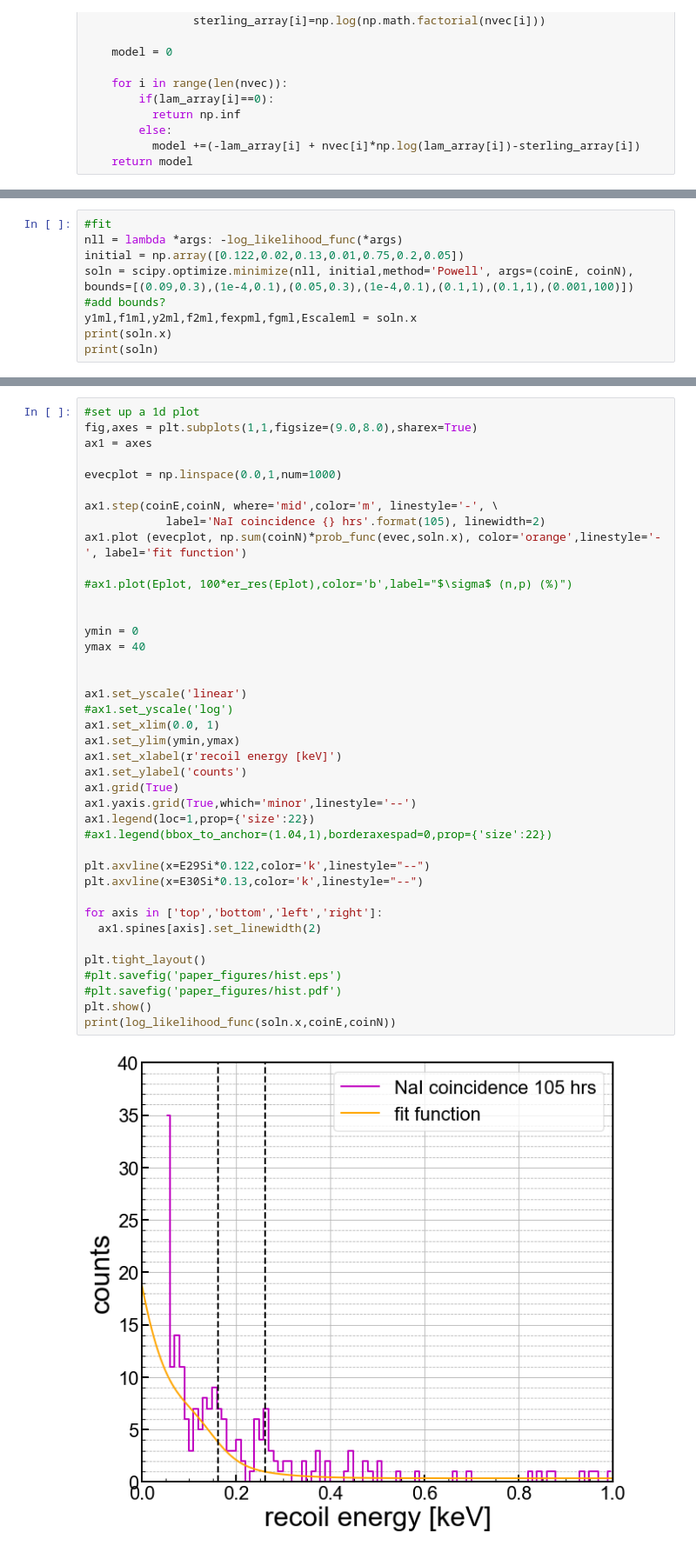
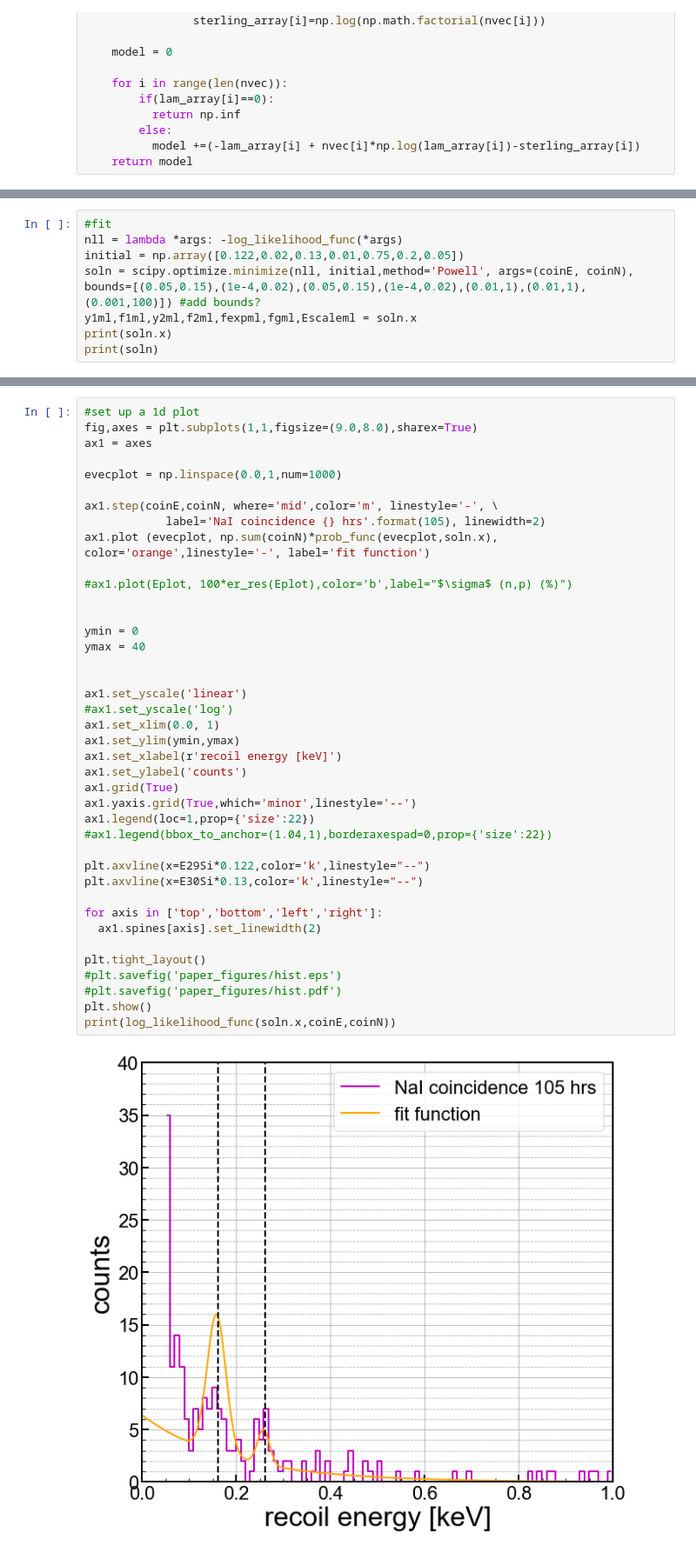
Before and after one commit to villano-lab/R76Analysis, a Jupyter notebook: coin_analysis/basic_coin_105hr.ipynb, the cells around one changed output, grey strips where cells are left out. Shown at 87% size. Drawn from its saved outputs; the diff is of its cells as text.

```diff
--- a/coin_analysis/basic_coin_105hr.ipynb
+++ b/coin_analysis/basic_coin_105hr.ipynb
@@ -346,7 +346,7 @@ print(log_likelihood_func(param,coinE,coinN))
 #fit
 nll = lambda *args: -log_likelihood_func(*args)
 initial = np.array([0.122,0.02,0.13,0.01,0.75,0.2,0.05])
-soln = scipy.optimize.minimize(nll, initial,method='Powell', args=(coinE, coinN), bounds=[(0.09,0.3),(1e-4,0.1),(0.05,0.3),(1e-4,0.1),(0.1,1),(0.1,1),(0.001,100)]) #add bounds?
+soln = scipy.optimize.minimize(nll, initial,method='Powell', args=(coinE, coinN), bounds=[(0.05,0.15),(1e-4,0.02),(0.05,0.15),(1e-4,0.02),(0.01,1),(0.01,1),(0.001,100)]) #add bounds?
 y1ml,f1ml,y2ml,f2ml,fexpml,fgml,Escaleml = soln.x
 print(soln.x)
 print(soln)
@@ -377,36 +377,36 @@ evecplot = np.linspace(0.0,1,num=1000)
 
 ax1.step(coinE,coinN, where='mid',color='m', linestyle='-', \
             label='NaI coincidence {} hrs'.format(105), linewidth=2)
-ax1.plot (evecplot, np.sum(coinN)*prob_func(evec,soln.x), color='orange',linestyle='-', label='fit function')
+ax1.plot (evecplot, np.sum(coinN)*prob_func(evecplot,soln.x), color='orange',linestyle='-', label='fit function')
 
 #ax1.plot(Eplot, 100*er_res(Eplot),color='b',label="$\sigma$ (n,p) (%)")
 
 
 ymin = 0
 ymax = 40
 
 
 ax1.set_yscale('linear')
 #ax1.set_yscale('log')
 ax1.set_xlim(0.0, 1)
 ax1.set_ylim(ymin,ymax)
 ax1.set_xlabel(r'recoil energy [keV]')
 ax1.set_ylabel('counts')
 ax1.grid(True)
 ax1.yaxis.grid(True,which='minor',linestyle='--')
 ax1.legend(loc=1,prop={'size':22})
 #ax1.legend(bbox_to_anchor=(1.04,1),borderaxespad=0,prop={'size':22})
 
 plt.axvline(x=E29Si*0.122,color='k',linestyle="--")
 plt.axvline(x=E30Si*0.13,color='k',linestyle="--")
 
 for axis in ['top','bottom','left','right']:
   ax1.spines[axis].set_linewidth(2)
 
 plt.tight_layout()
 #plt.savefig('paper_figures/hist.eps')
 #plt.savefig('paper_figures/hist.pdf')
 plt.show()
 print(log_likelihood_func(soln.x,coinE,coinN))
 # %% [output]
-[figure, old version]
+[figure, new version]
```
Also changed, not shown: parts of 5 cells of this notebook.
